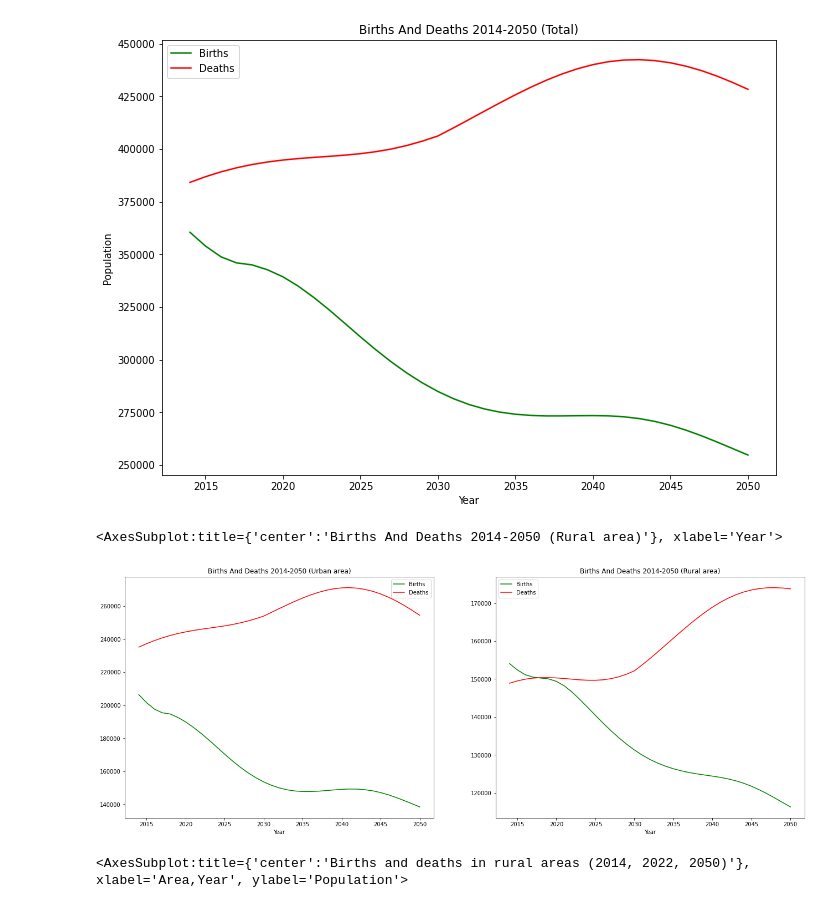
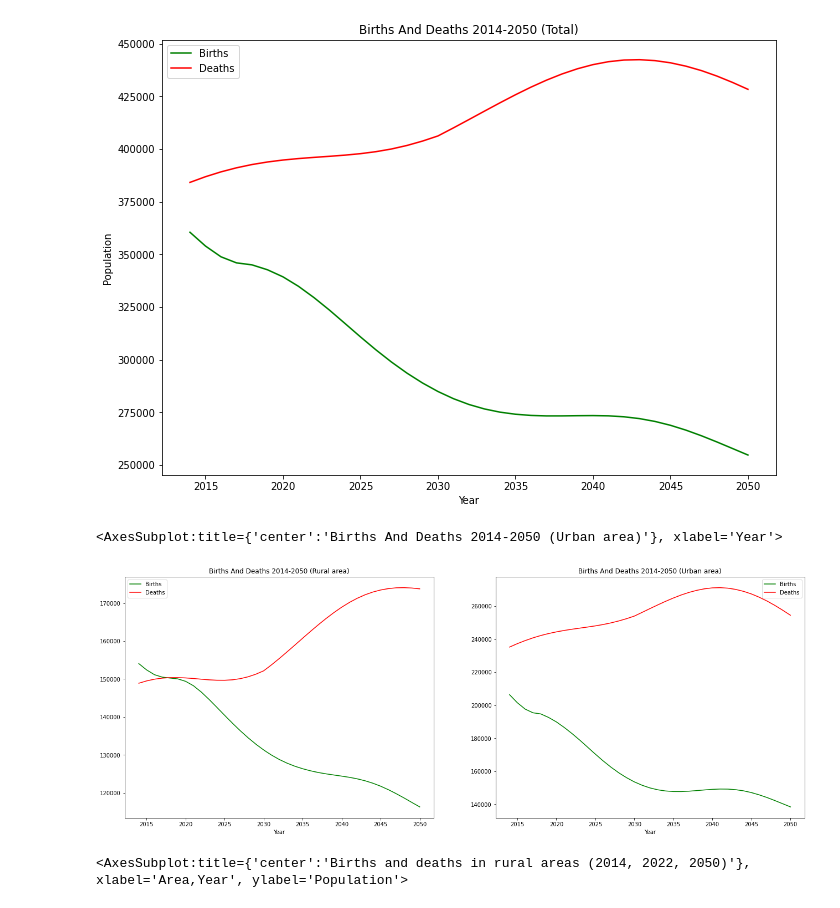
Before and after one commit to adrolc/data-analysis, a Jupyter notebook: demographics_of_poland/demographics_of_poland.ipynb, the cells around one changed output. Saved outputs shown, nothing was run; the diff lists cells and outputs as text; code cells hidden in the pictures.

```diff
--- a/demographics_of_poland/demographics_of_poland.ipynb
+++ b/demographics_of_poland/demographics_of_poland.ipynb
@@ -23,12 +23,3 @@ df.head()
 | 4 | NaN | 2015.0 | 38419006 | 353910 | 386808 | 398670 | 398671 | ... |
 # %% [markdown]
 ## Data cleaning
-# %%
-# get columns with data for the area, year, population, births and deaths
-df = df.iloc[:, [0,1,2,3,4]].copy()
-df.columns = ['Area', 'Year', 'Population [mln]', 'Births', 'Deaths']
-
-# removing the wrong rows
-df.drop([0,1,2], inplace=True)
-
-df.head()
@@ -41,0 +26,9 @@ df.head()
+# %%
+cols = [5,6,7,8] # columns to drop
+df.drop(df.columns[cols], axis=1, inplace=True)
+
+rows = [0,1,2] # rows to drop
+df.drop(rows, axis=0 ,inplace=True)
+
+df.columns = ['Area', 'Year', 'Population [mln]', 'Births', 'Deaths']
+df.head()
@@ -182,20 +188,24 @@ df.loc['Total'].plot(
 <AxesSubplot:title={'center':'Births And Deaths 2014-2050 (Total)'}, xlabel='Year', ylabel='Population'>
 [figure]
 # %%
-fig, axes = plt.subplots(nrows=1, ncols=2, figsize=(22,8))
+fig, axes = plt.subplots(nrows=1, ncols=2, figsize=(22, 8))
 
-df.loc['Urban'].plot(
-    y = ['Births', 'Deaths'],
-    title='Births And Deaths 2014-2050 (Urban area)',
-    color=['green', 'red'], ax=axes[0])
+df.loc["Rural"].plot(
+    y=["Births", "Deaths"],
+    title="Births And Deaths 2014-2050 (Rural area)",
+    color=["green", "red"],
+    ax=axes[0],
+)
 
-df.loc['Rural'].plot(
-    y = ['Births', 'Deaths'],
-    title='Births And Deaths 2014-2050 (Rural area)',
-    color=['green', 'red'], ax=axes[1])
+df.loc["Urban"].plot(
+    y=["Births", "Deaths"],
+    title="Births And Deaths 2014-2050 (Urban area)",
+    color=["green", "red"],
+    ax=axes[1],
+)
 # %% [output]
-<AxesSubplot:title={'center':'Births And Deaths 2014-2050 (Rural area)'}, xlabel='Year'>
+<AxesSubplot:title={'center':'Births And Deaths 2014-2050 (Urban area)'}, xlabel='Year'>
-[figure, old version]
+[figure, new version]
 # %%
 fig, axes = plt.subplots(nrows=1, ncols=2)
 
```
Also changed, not shown: parts of 21 cells of this notebook.
